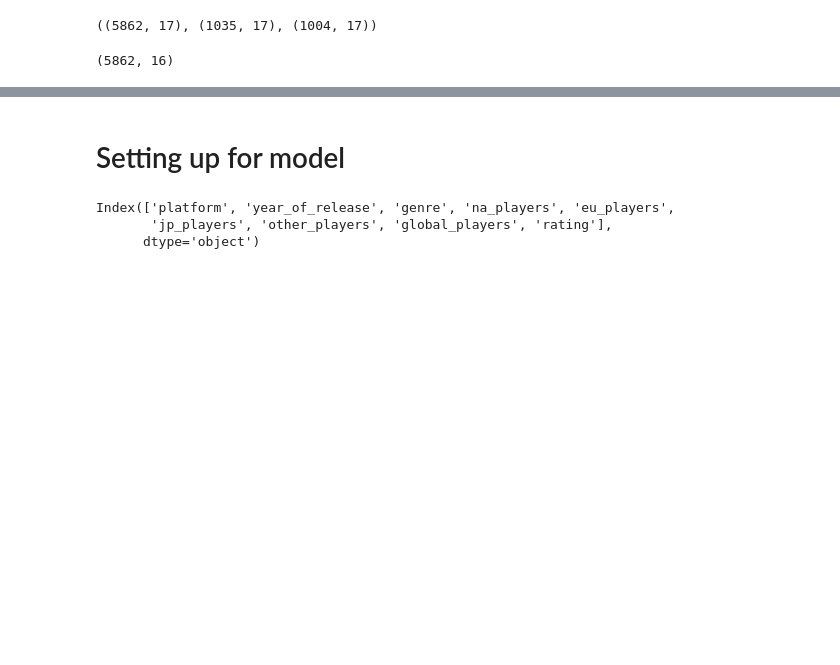
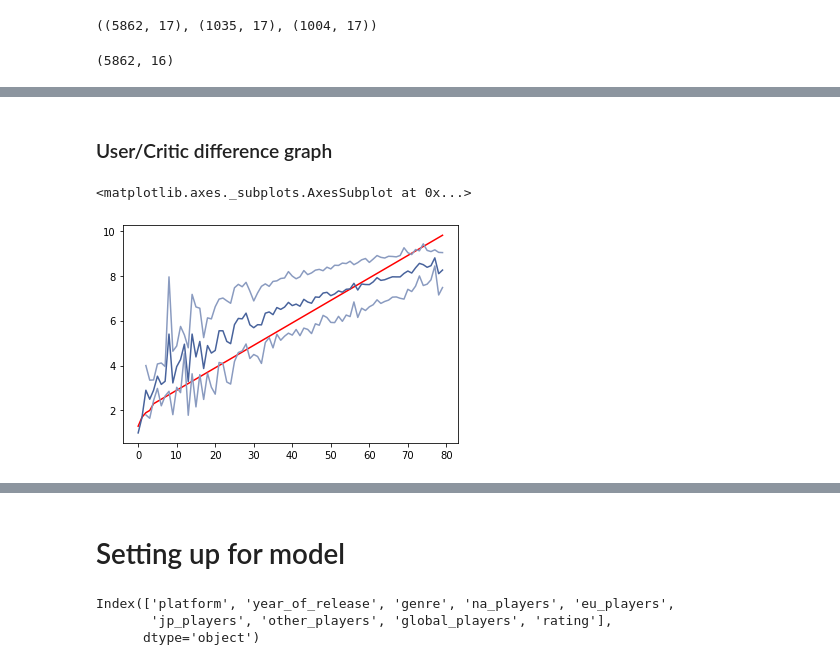
Before and after one commit to mvkumar14/Video-Game-Ratings, a Jupyter notebook: VGD_build_notebook.ipynb, the cells around one changed output, grey strips where cells are left out. Saved outputs shown, nothing was run; the diff lists cells and outputs as text; code cells hidden in the pictures; blank space fills up the shorter version.

```diff
--- a/VGD_build_notebook.ipynb
+++ b/VGD_build_notebook.ipynb
@@ -115,0 +201,3 @@ train.shape
+# %%
+astd= a.user_score.std()
+astd
@@ -115,0 +220,10 @@ train.shape
+# %%
+#Lets put it all together in a function
+json_format = {}
+for val in critic_score_values:
+    mask = explore.critic_score == val
+    a = explore[mask]
+    amean = a.user_score.mean()
+    astd = a.user_score.std()
+    json_format[val] = {"mean":amean,'std':astd}
+json_format[0]
@@ -115,0 +277,2 @@ train.shape
+# %% [markdown]
+### User/Critic difference graph
@@ -115,0 +284,35 @@ train.shape
+# %%
+ameans = []
+astds = []
+for val in critic_score_values:
+    mask = explore.critic_score == val
+    a = explore[mask]
+    amean = a.user_score.mean()
+    astd = a.user_score.std()
+    ameans.append(amean)
+    astds.append(astd)
+graph_zip = list(zip(critic_score_values,ameans,astds))
+
+#slice doesn't work well here beacause I have a list of tuples not a list of lists
+#but I can see that I have reasonable values by uncommenting the following:
+# graph_zip
+# %%
+#plus and minus one std from mean
+p1_std = list(np.array(ameans)+np.array(astds))
+m1_std = list(np.array(ameans)-np.array(astds))
+x = list(range(len(ameans)))
+# %%
+sns.lineplot(x,critic_score_values, color= 'red')
+sns.lineplot(x,ameans, color = '#48639c')
+# sns.lineplot(x,astds)
+sns.lineplot(x,p1_std,color = '#8a9bc0')
+sns.lineplot(x,m1_std,color = '#8a9bc0')
+#Add a distribution on top of this to describe number of
+#values used to caluclate the mean
+#Plot 1 : Less scores in the lower end of scores <- historgram plot
+#Plot 2 the plot below:
+#Scatter plot user on 1 axis and critic on another axis (use alpha/opacity) (apply some jitter?< gets rid of overlapping points for non-continousu variables)
+#bivariant distribitions in seaborn (hexbin plot<-- try this?)
+# %% [output]
+<matplotlib.axes._subplots.AxesSubplot at 0x...>
+[figure, added]
```
Also changed, not shown: parts of 34 cells of this notebook.
